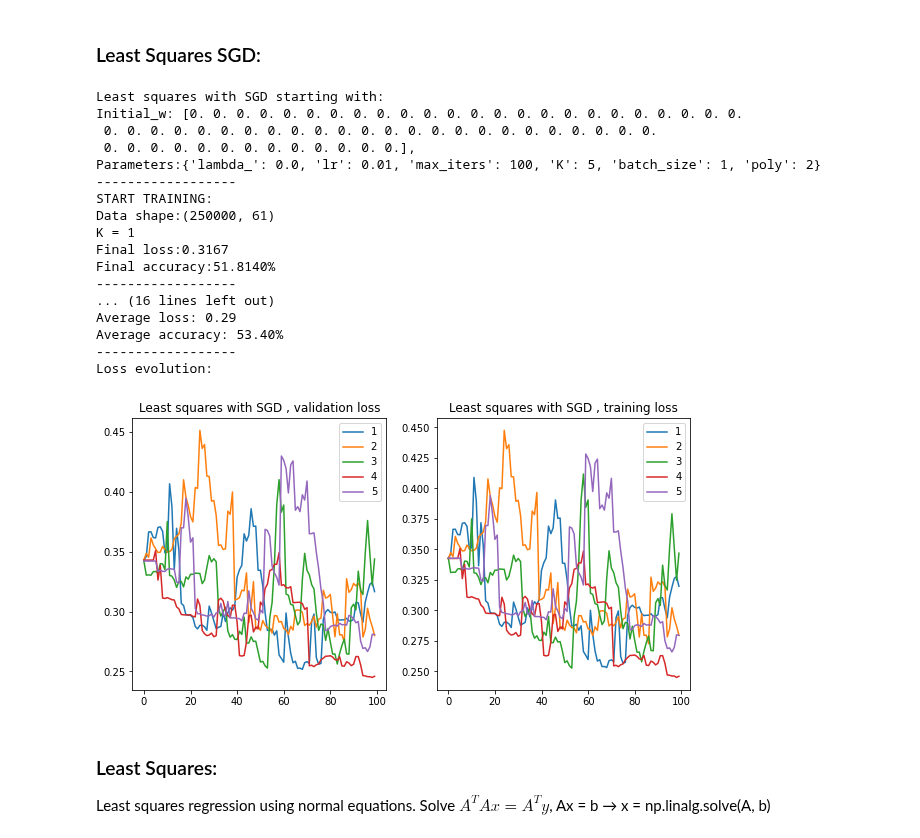
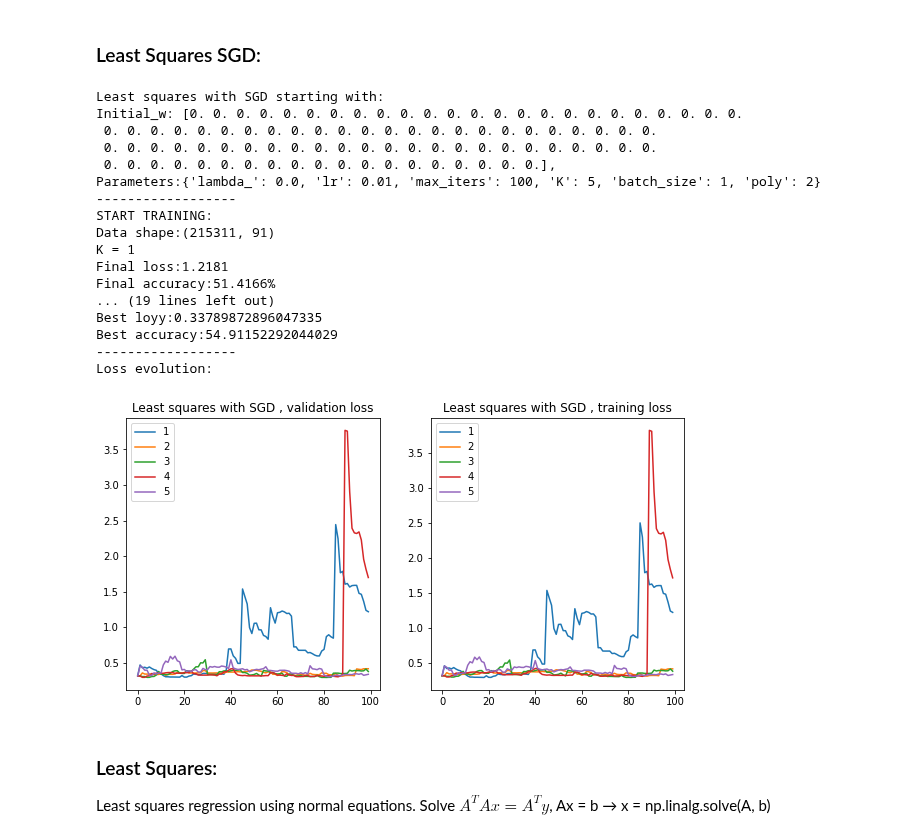
Before and after one commit to Dreyvor/ML_Project_1, a Jupyter notebook: final_submission/project_1.ipynb, the cells around one changed output. Cells and saved outputs as stored; diff of their text form; code cells hidden in the pictures.

```diff
--- a/final_submission/project_1.ipynb
+++ b/final_submission/project_1.ipynb
@@ -238,28 +238,28 @@ KeyboardInterrupt:
 # %%
 best_w, avg_loss = least_squares_SGD(y=y,
                                  tX=tX_std,
-                                 initial_w=np.zeros(tX.shape[1] * 2 + 1),
+                                 initial_w=np.zeros(tX.shape[1] * 3 + 1),
                                  max_iters=100,
                                  gamma=0.01)
 # %% [output]
 Least squares with SGD starting with:
 Initial_w: [0. 0. 0. 0. 0. 0. 0. 0. 0. 0. 0. 0. 0. 0. 0. 0. 0. 0. 0. 0. 0. 0. 0. 0.
  0. 0. 0. 0. 0. 0. 0. 0. 0. 0. 0. 0. 0. 0. 0. 0. 0. 0. 0. 0. 0. 0. 0. 0.
- 0. 0. 0. 0. 0. 0. 0. 0. 0. 0. 0. 0. 0.],
+ 0. 0. 0. 0. 0. 0. 0. 0. 0. 0. 0. 0. 0. 0. 0. 0. 0. 0. 0. 0. 0. 0. 0. 0.
+ 0. 0. 0. 0. 0. 0. 0. 0. 0. 0. 0. 0. 0. 0. 0. 0. 0. 0. 0.],
 Parameters:{'lambda_': 0.0, 'lr': 0.01, 'max_iters': 100, 'K': 5, 'batch_size': 1, 'poly': 2}
 ------------------
 START TRAINING:
-Data shape:(250000, 61)
+Data shape:(215311, 91)
 K = 1
-Final loss:0.3167
-Final accuracy:51.8140%
-------------------
-... (16 lines left out)
-Average loss: 0.29
-Average accuracy: 53.40%
+Final loss:1.2181
+Final accuracy:51.4166%
+... (19 lines left out)
+Best loyy:0.33789872896047335
+Best accuracy:54.91152292044029
 ------------------
 Loss evolution:
-[figure, old version]
+[figure, new version]
 # %% [markdown]
 ### Least Squares:
 Least squares regression using normal equations. Solve $A^TAx = A^Ty$, Ax = b → x = np.linalg.solve(A, b)
```
Also changed, not shown: parts of 5 cells of this notebook, 3 other files.
